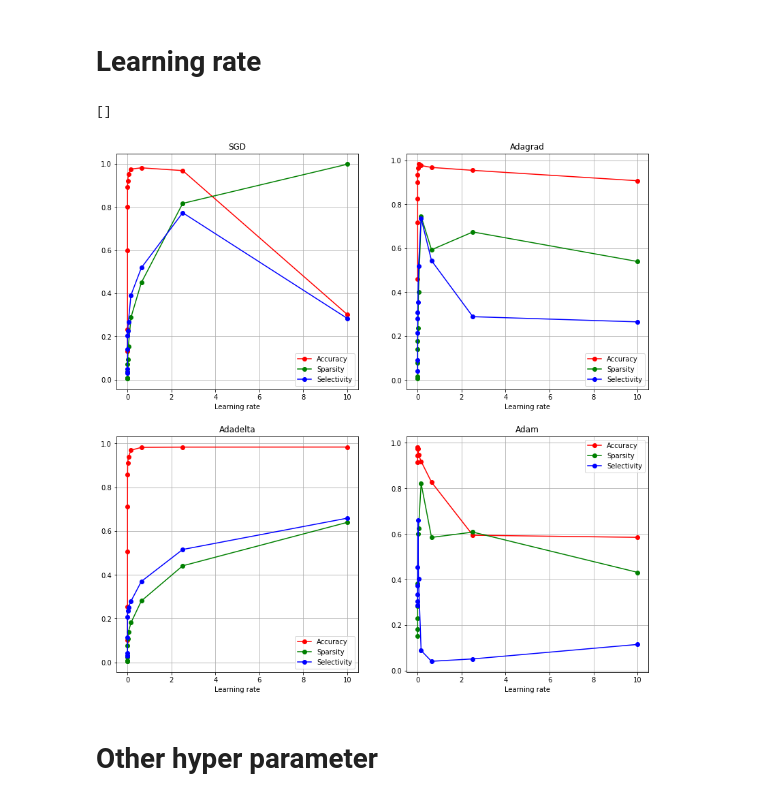
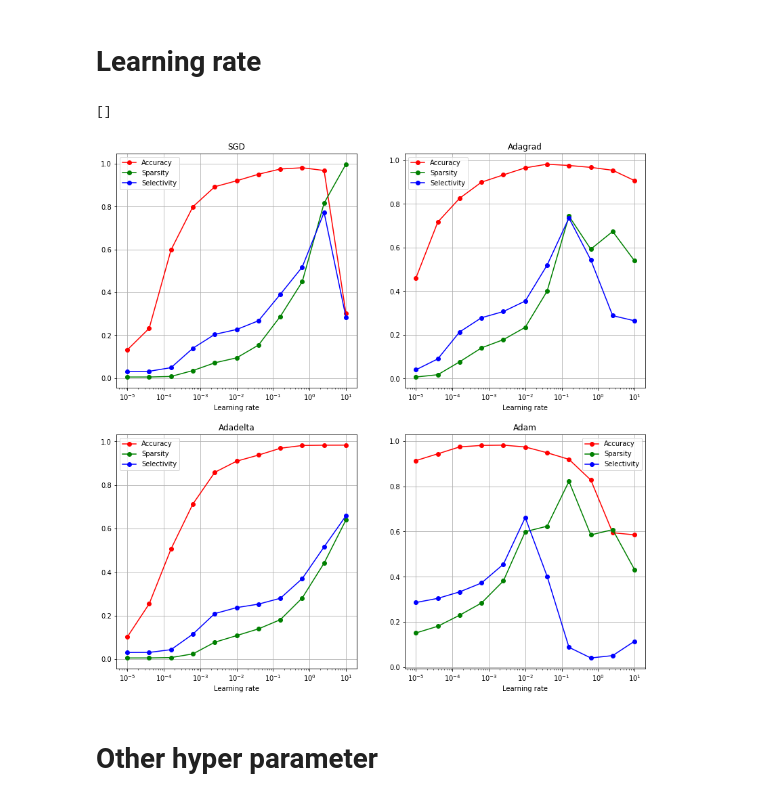
Before and after one commit to 7201krap/COMS30045_Individual-Project, a Jupyter notebook: FINAL/Graphs/data_hyper/sparsity_selectivity_graph.ipynb, the cells around one changed output. Cells and saved outputs as stored; diff of their text form; code cells hidden in the pictures.

Commit message:
graphs

```diff
--- a/FINAL/Graphs/data_hyper/sparsity_selectivity_graph.ipynb
+++ b/FINAL/Graphs/data_hyper/sparsity_selectivity_graph.ipynb
@@ -147,25 +147,30 @@ len(sgd_wd_test)
 # %%
 fig, ((ax1, ax2), (ax3, ax4)) = plt.subplots(2, 2, figsize=(14, 14))
 
+ax1.set_xscale('log')
+ax2.set_xscale('log')
+ax3.set_xscale('log')
+ax4.set_xscale('log')
+
 # sgd
-ax1.plot(weight_decay[:-3], sgd_wd_test[:-3], label='Accuracy', marker='o' ,c='red')
-ax1.plot(weight_decay[:-3], sgd_wd_spar[:-3], label='Sparsity', marker='o' ,c='green')
-ax1.plot(weight_decay[:-3], sgd_wd_sele[0][:-3], label='Selectivity', marker='o' ,c='blue')
+ax1.plot(weight_decay, sgd_wd_test, label='Accuracy', marker='o' ,c='red')
+ax1.plot(weight_decay, sgd_wd_spar, label='Sparsity', marker='o' ,c='green')
+ax1.plot(weight_decay, sgd_wd_sele[0], label='Selectivity', marker='o' ,c='blue')
 
 # adagrad
-ax2.plot(weight_decay[:-3], adagrad_wd_test[:-3], label='Accuracy', marker='o' ,c='red')
-ax2.plot(weight_decay[:-3], adagrad_wd_spar[:-3], label='Sparsity', marker='o' ,c='green')
-ax2.plot(weight_decay[:-3], adagrad_wd_sele[0][:-3], label='Selectivity', marker='o' ,c='blue')
+ax2.plot(weight_decay, adagrad_wd_test, label='Accuracy', marker='o' ,c='red')
+ax2.plot(weight_decay, adagrad_wd_spar, label='Sparsity', marker='o' ,c='green')
+ax2.plot(weight_decay, adagrad_wd_sele[0], label='Selectivity', marker='o' ,c='blue')
 
 # adadelta
-ax3.plot(weight_decay[:-3], adadelt_wd_test[:-3], label='Accuracy', marker='o' ,c='red')
-ax3.plot(weight_decay[:-3], adadelt_wd_spar[:-3], label='Sparsity', marker='o' ,c='green')
-ax3.plot(weight_decay[:-3], adadelt_wd_sele[0][:-3], label='Selectivity', marker='o' ,c='blue')
+ax3.plot(weight_decay, adadelt_wd_test, label='Accuracy', marker='o' ,c='red')
+ax3.plot(weight_decay, adadelt_wd_spar, label='Sparsity', marker='o' ,c='green')
+ax3.plot(weight_decay, adadelt_wd_sele[0], label='Selectivity', marker='o' ,c='blue')
 
 # adam
-ax4.plot(weight_decay[:-3], adam_wd_test[:-3], label='Accuracy', marker='o' ,c='red')
-ax4.plot(weight_decay[:-3], adam_wd_spar[:-3], label='Sparsity', marker='o' ,c='green')
-ax4.plot(weight_decay[:-3], adam_wd_sele[0][:-3], label='Selectivity', marker='o' ,c='blue')
+ax4.plot(weight_decay, adam_wd_test, label='Accuracy', marker='o' ,c='red')
+ax4.plot(weight_decay, adam_wd_spar, label='Sparsity', marker='o' ,c='green')
+ax4.plot(weight_decay, adam_wd_sele[0], label='Selectivity', marker='o' ,c='blue')
 
 ax1.legend()
 ax2.legend()
@@ -195,6 +200,11 @@ plt.plot()
 # Learning rate
 # %%
 fig, ((ax1, ax2), (ax3, ax4)) = plt.subplots(2, 2, figsize=(14, 14))
+
+ax1.set_xscale('log')
+ax2.set_xscale('log')
+ax3.set_xscale('log')
+ax4.set_xscale('log')
 
 # sgd
 ax1.plot(learning_rate, sgd_lr_test, label='Accuracy', marker='o' ,c='red')
@@ -212,34 +222,34 @@ ax3.plot(learning_rate, adadelt_lr_spar, label='Sparsity', marker='o' ,c='green'
 ax3.plot(learning_rate, adadelt_lr_sele[0], label='Selectivity', marker='o' ,c='blue')
 
 # adam
 ax4.plot(learning_rate, adam_lr_test, label='Accuracy', marker='o' ,c='red')
 ax4.plot(learning_rate, adam_lr_spar, label='Sparsity', marker='o' ,c='green')
 ax4.plot(learning_rate, adam_lr_sele[0], label='Selectivity', marker='o' ,c='blue')
 
 ax1.legend()
 ax2.legend()
 ax3.legend()
 ax4.legend()
 
 ax1.grid()
 ax2.grid()
 ax3.grid()
 ax4.grid()
 
 ax1.set_title('SGD')
 ax2.set_title('Adagrad')
 ax3.set_title('Adadelta')
 ax4.set_title('Adam')
 
 ax1.set_xlabel('Learning rate')
 ax2.set_xlabel('Learning rate')
 ax3.set_xlabel('Learning rate')
 ax4.set_xlabel('Learning rate')
 
 plt.plot()
 # %% [output]
 []
-[figure, old version]
+[figure, new version]
 # %% [markdown]
 # Other hyper parameter
 # %%
```
Also changed, not shown: parts of 1 cell of this notebook.
